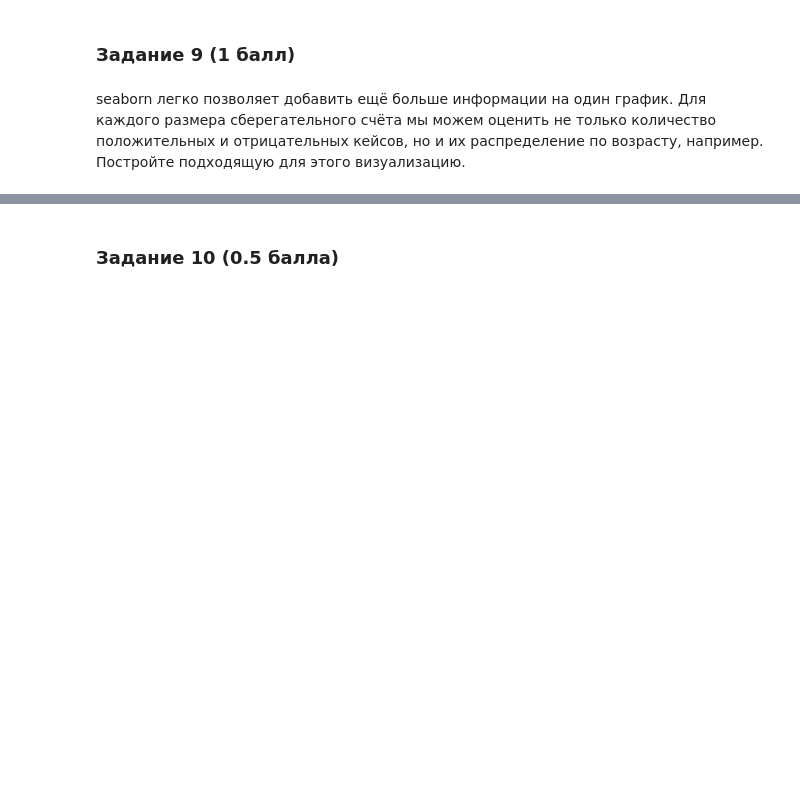
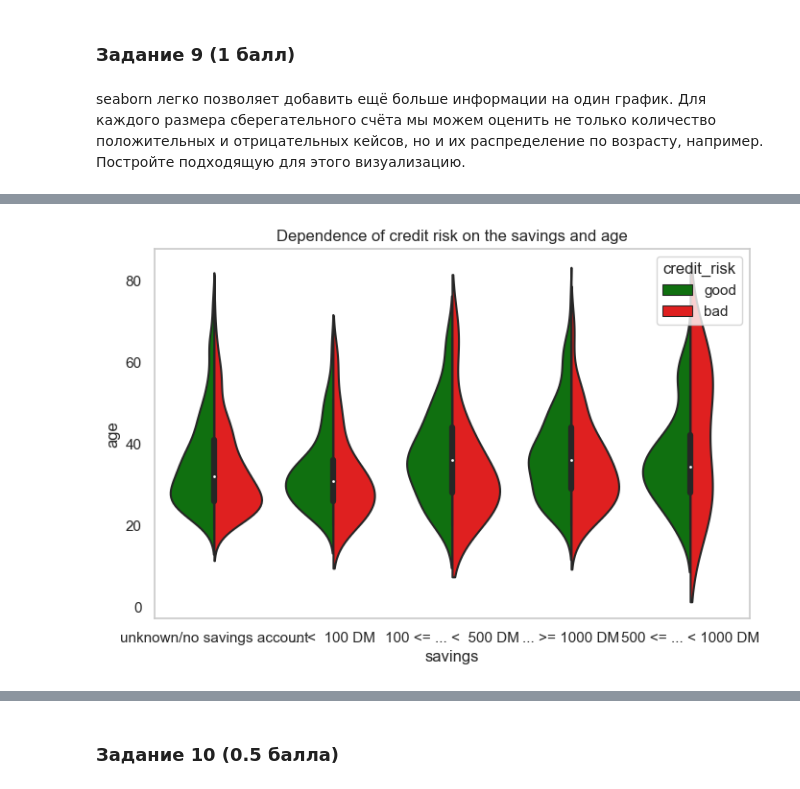
Before and after one commit to LostImagin4tion/iad-intro-ds, a Jupyter notebook: 2023/homeworks/hw03-plots/hw03-EDA.ipynb, the cells around one changed output, grey strips where cells are left out. Saved outputs shown, nothing was run; the diff lists cells and outputs as text; code cells hidden in the pictures; blank space fills up the shorter version.

```diff
--- a/2023/homeworks/hw03-plots/hw03-EDA.ipynb
+++ b/2023/homeworks/hw03-plots/hw03-EDA.ipynb
@@ -272,0 +302,15 @@ seaborn легко позволяет добавить ещё больше ин
+# %%
+sns.set_style("whitegrid", {'axes.grid': False})
+sns.violinplot(
+    data,
+    x = 'savings',
+    y = 'age',
+    hue='credit_risk',
+    palette=['green', 'red'],
+    aspect=3,
+    split=True,
+).set(
+    title='Dependence of credit risk on the savings and age'
+);
+# %% [output]
+[figure, added]
```
Also changed, not shown: parts of 21 cells of this notebook.
